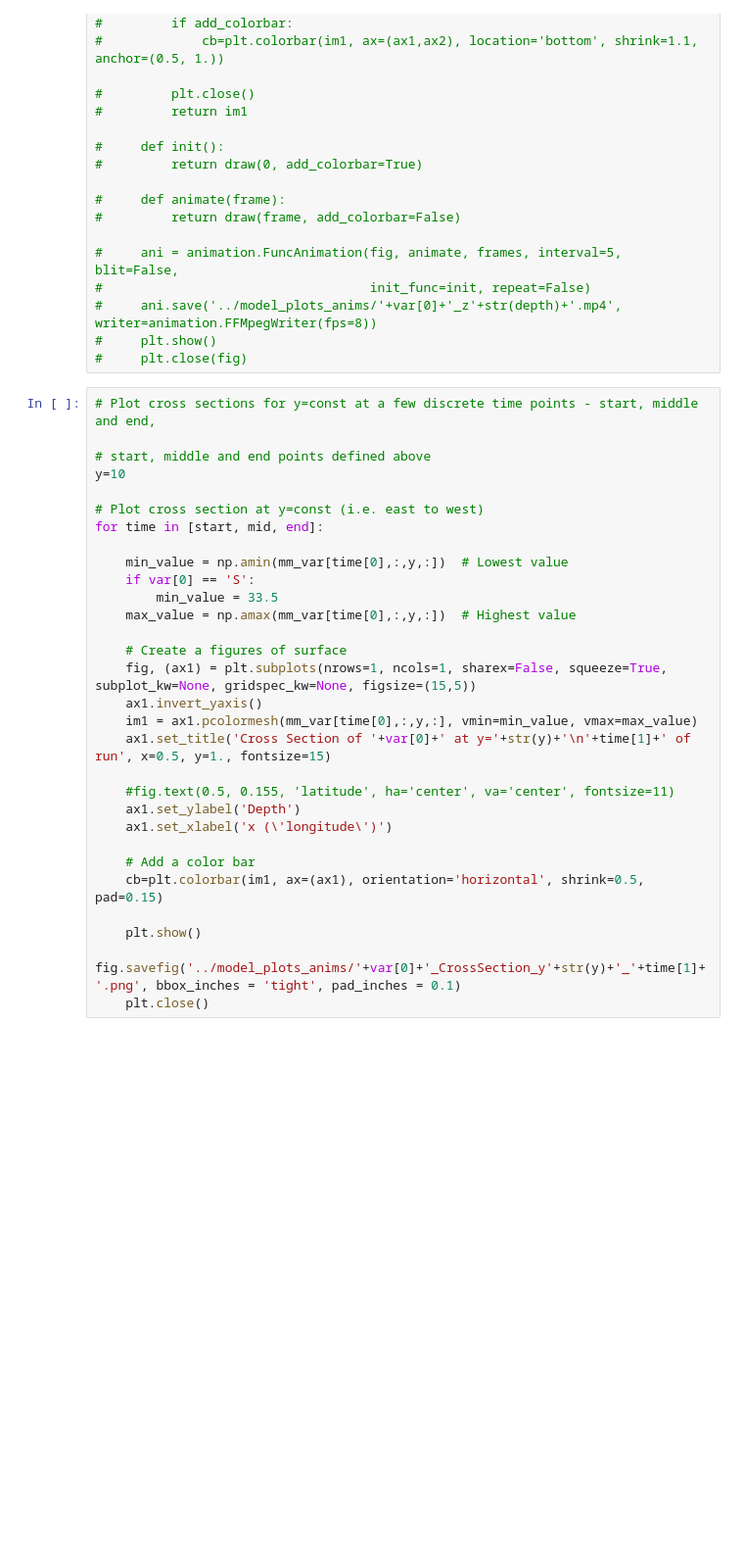
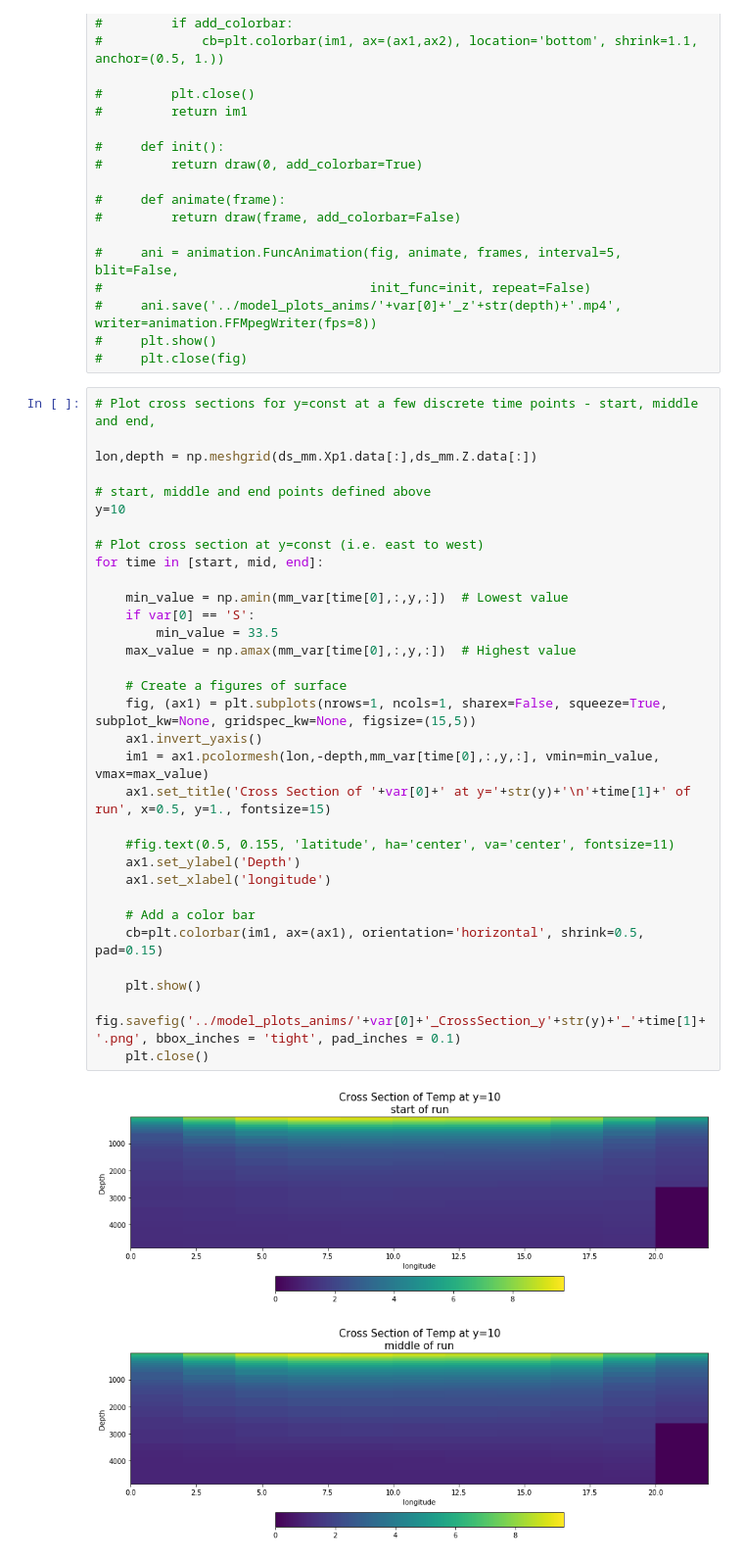
Before and after one commit to RachelFurner/DynamicPrediction, a Jupyter notebook: Model_Plots.ipynb, the cells around one changed output. Shown: that part at 98% size. Cells and saved outputs as stored; diff of their text form; blank space fills up the shorter version.

```diff
--- a/Model_Plots.ipynb
+++ b/Model_Plots.ipynb
@@ -175,31 +189,36 @@ for depth in [3,20,40]:
 #     plt.close(fig)
 # %%
 # Plot cross sections for y=const at a few discrete time points - start, middle and end,
+
+lon,depth = np.meshgrid(ds_mm.Xp1.data[:],ds_mm.Z.data[:])
 
 # start, middle and end points defined above
 y=10
 
 # Plot cross section at y=const (i.e. east to west)
 for time in [start, mid, end]:
 
     min_value = np.amin(mm_var[time[0],:,y,:])  # Lowest value
     if var[0] == 'S':
         min_value = 33.5
     max_value = np.amax(mm_var[time[0],:,y,:])  # Highest value
 
     # Create a figures of surface
     fig, (ax1) = plt.subplots(nrows=1, ncols=1, sharex=False, squeeze=True, subplot_kw=None, gridspec_kw=None, figsize=(15,5))
     ax1.invert_yaxis()
-    im1 = ax1.pcolormesh(mm_var[time[0],:,y,:], vmin=min_value, vmax=max_value)
+    im1 = ax1.pcolormesh(lon,-depth,mm_var[time[0],:,y,:], vmin=min_value, vmax=max_value)
     ax1.set_title('Cross Section of '+var[0]+' at y='+str(y)+'\n'+time[1]+' of run', x=0.5, y=1., fontsize=15)
 
     #fig.text(0.5, 0.155, 'latitude', ha='center', va='center', fontsize=11)
     ax1.set_ylabel('Depth')
-    ax1.set_xlabel('x (\'longitude\')')
+    ax1.set_xlabel('longitude')
 
     # Add a color bar
     cb=plt.colorbar(im1, ax=(ax1), orientation='horizontal', shrink=0.5, pad=0.15)
 
     plt.show()
     fig.savefig('../model_plots_anims/'+var[0]+'_CrossSection_y'+str(y)+'_'+time[1]+'.png', bbox_inches = 'tight', pad_inches = 0.1)
     plt.close()
+# %% [output]
+[figure, added]
+[figure, added]
```
Also changed, not shown: parts of 9 cells of this notebook, 1 other file.
